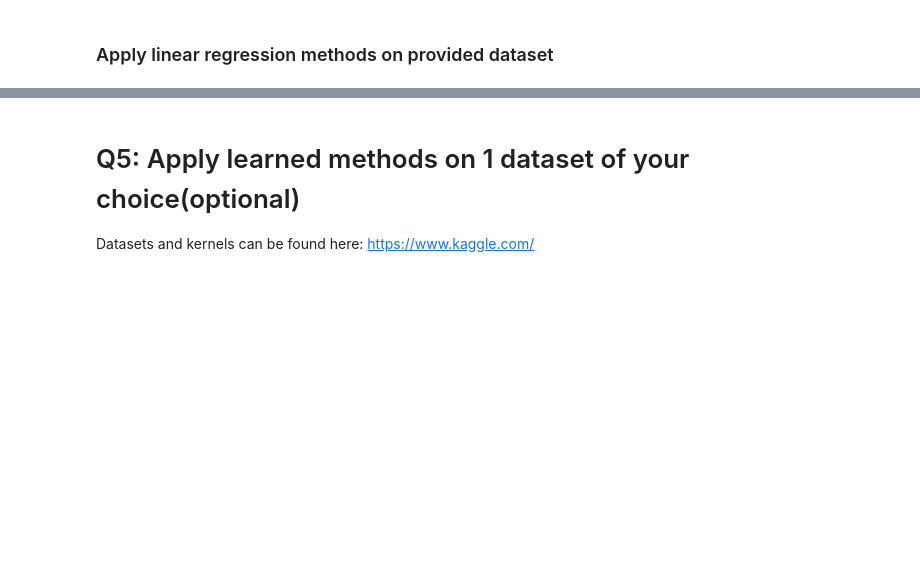
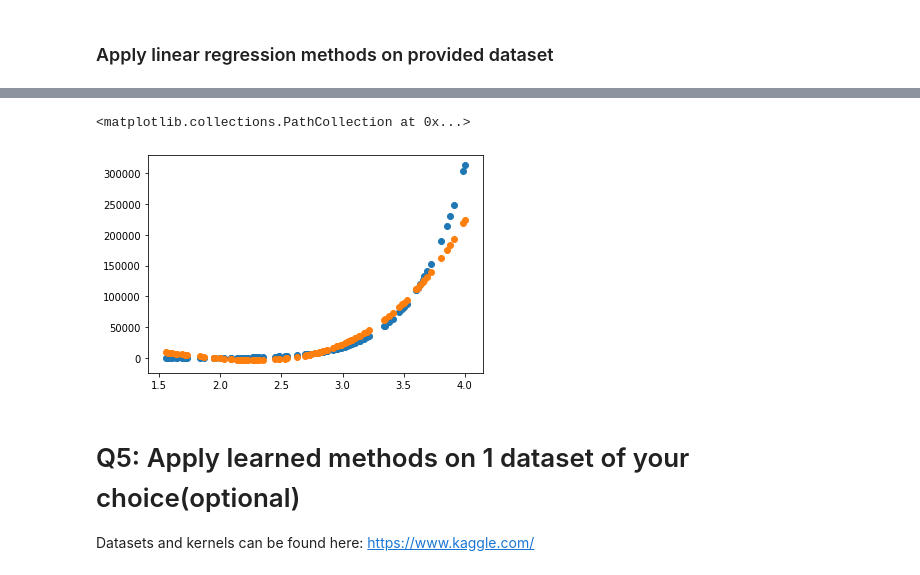
Before and after one commit to dennis-grinwald/tubddscourse, a Jupyter notebook: ml_part/day1_regression/solutions_practical_session.ipynb, the cells around one changed output, grey strips where cells are left out. Cells and saved outputs as stored; diff of their text form; code cells hidden in the pictures; blank space fills up the shorter version.

```diff
--- a/ml_part/day1_regression/solutions_practical_session.ipynb
+++ b/ml_part/day1_regression/solutions_practical_session.ipynb
@@ -105,6 +217,19 @@ See: Support Vector Regression
 2. Plot the regression line together with the data
+# %%
+X = X.reshape(-1,1)
 # %%
 from sklearn.svm import SVR
+# %%
+model = SVR(kernel='poly', C=100, gamma='auto', degree=4, epsilon=.1, coef0=1)
+model = model.fit(X,Y)
+
+predictions = model.predict(X)
+# %%
+plt.scatter(X, Y)
+plt.scatter(X, predictions)
+# %% [output]
+<matplotlib.collections.PathCollection at 0x...>
+[figure, added]
 # %% [markdown]
 # Q5: Apply learned methods on 1 dataset of your choice(optional)
 Datasets and kernels can be found here: https://www.kaggle.com/
```
Also changed, not shown: parts of 25 cells of this notebook, 6 other files.
